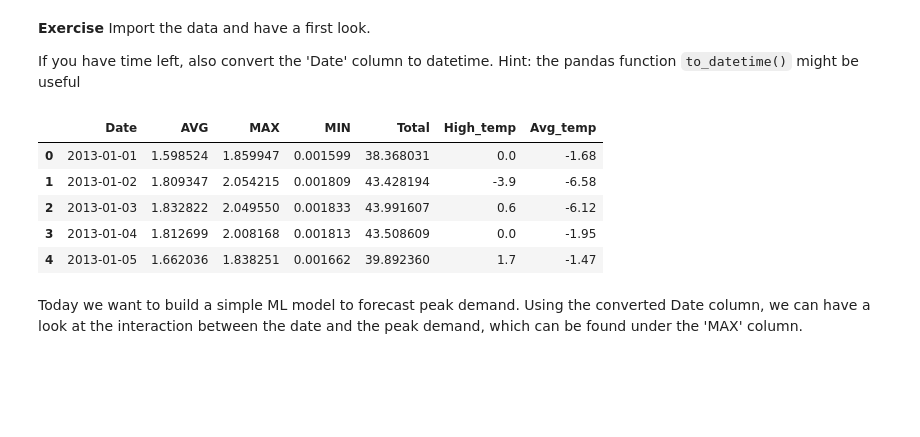
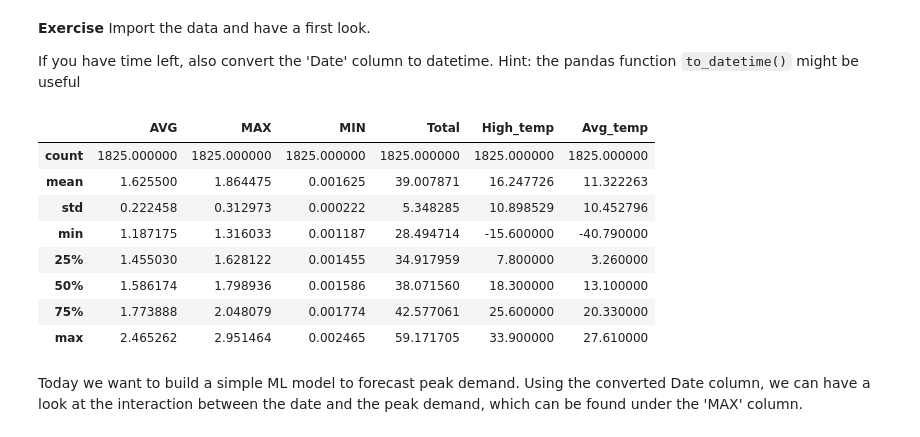
Before and after one commit to IS3UniCologne/DSML_2022, a Jupyter notebook: 03_Workshops/DSML_WS_07_MLIntro/DSML_WS_07_MLIntro_solutions.ipynb, the cells around one changed output. Cells and saved outputs as stored; diff of their text form; code cells hidden in the pictures; blank space fills up the shorter version.

```diff
--- a/03_Workshops/DSML_WS_07_MLIntro/DSML_WS_07_MLIntro_solutions.ipynb
+++ b/03_Workshops/DSML_WS_07_MLIntro/DSML_WS_07_MLIntro_solutions.ipynb
@@ -54,16 +54,19 @@ Hint: the pandas function `to_datetime()` might be useful
 # %%
 ## Target solution 5 min
 df = pd.read_csv("Pittsburgh_load_data.csv")
 df["Date"] = pd.to_datetime(df["Date"],format="%d.%m.%Y")
 df = df.sort_values("Date")
-df.head()
+df.describe()
 # %% [output]
-|  | Date | AVG | MAX | MIN | Total | High_temp | Avg_temp |
-| 0 | 2013-01-01 | 1.598524 | 1.859947 | 0.001599 | 38.368031 | 0.0 | -1.68 |
-| 1 | 2013-01-02 | 1.809347 | 2.054215 | 0.001809 | 43.428194 | -3.9 | -6.58 |
-| 2 | 2013-01-03 | 1.832822 | 2.049550 | 0.001833 | 43.991607 | 0.6 | -6.12 |
-| 3 | 2013-01-04 | 1.812699 | 2.008168 | 0.001813 | 43.508609 | 0.0 | -1.95 |
-| 4 | 2013-01-05 | 1.662036 | 1.838251 | 0.001662 | 39.892360 | 1.7 | -1.47 |
+|  | AVG | MAX | MIN | Total | High_temp | Avg_temp |
+| count | 1825.000000 | 1825.000000 | 1825.000000 | 1825.000000 | 1825.000000 | 1825.000000 |
+| mean | 1.625500 | 1.864475 | 0.001625 | 39.007871 | 16.247726 | 11.322263 |
+| std | 0.222458 | 0.312973 | 0.000222 | 5.348285 | 10.898529 | 10.452796 |
+| min | 1.187175 | 1.316033 | 0.001187 | 28.494714 | -15.600000 | -40.790000 |
+| 25% | 1.455030 | 1.628122 | 0.001455 | 34.917959 | 7.800000 | 3.260000 |
+| 50% | 1.586174 | 1.798936 | 0.001586 | 38.071560 | 18.300000 | 13.100000 |
+| 75% | 1.773888 | 2.048079 | 0.001774 | 42.577061 | 25.600000 | 20.330000 |
+| max | 2.465262 | 2.951464 | 0.002465 | 59.171705 | 33.900000 | 27.610000 |
 # %% [markdown]
 Today we want to build a simple ML model to forecast peak demand.
 Using the converted Date column, we can have a look at the interaction between the date and the peak demand, which can be found under the 'MAX' column.
```
Also changed, not shown: parts of 17 cells of this notebook.
